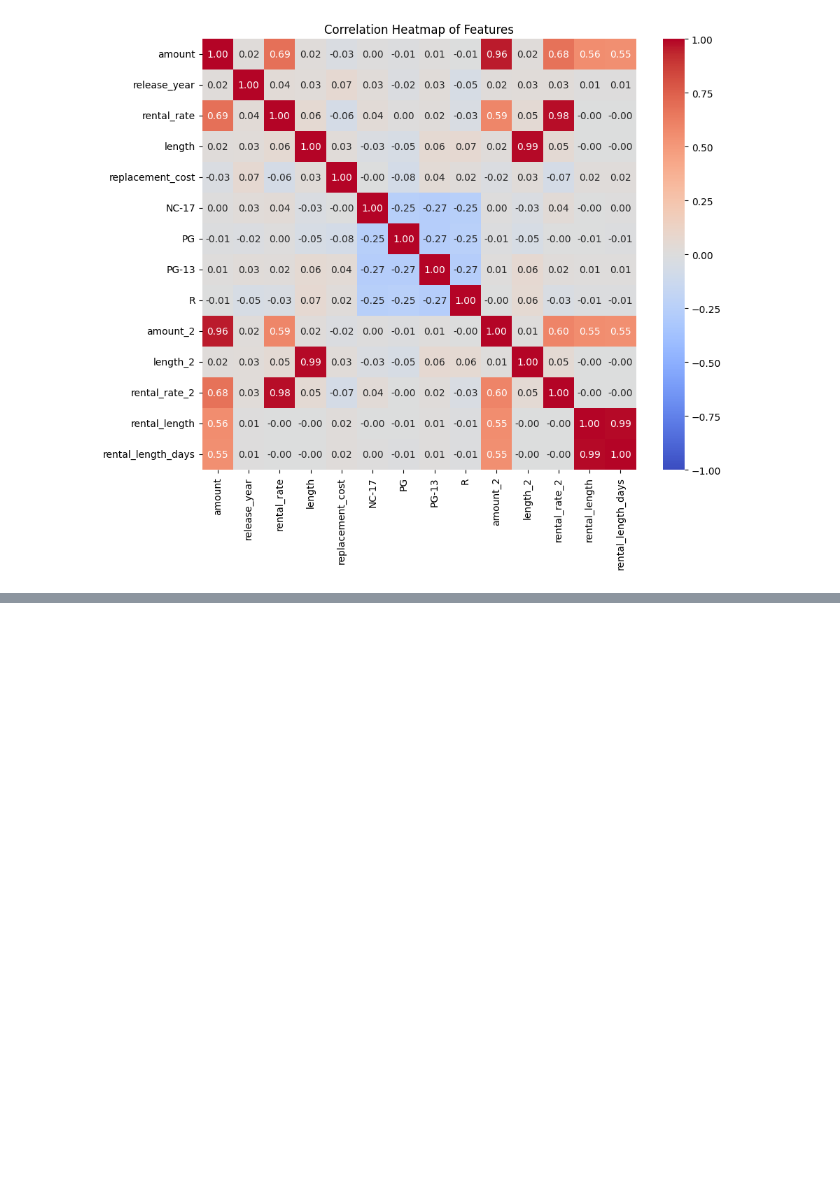
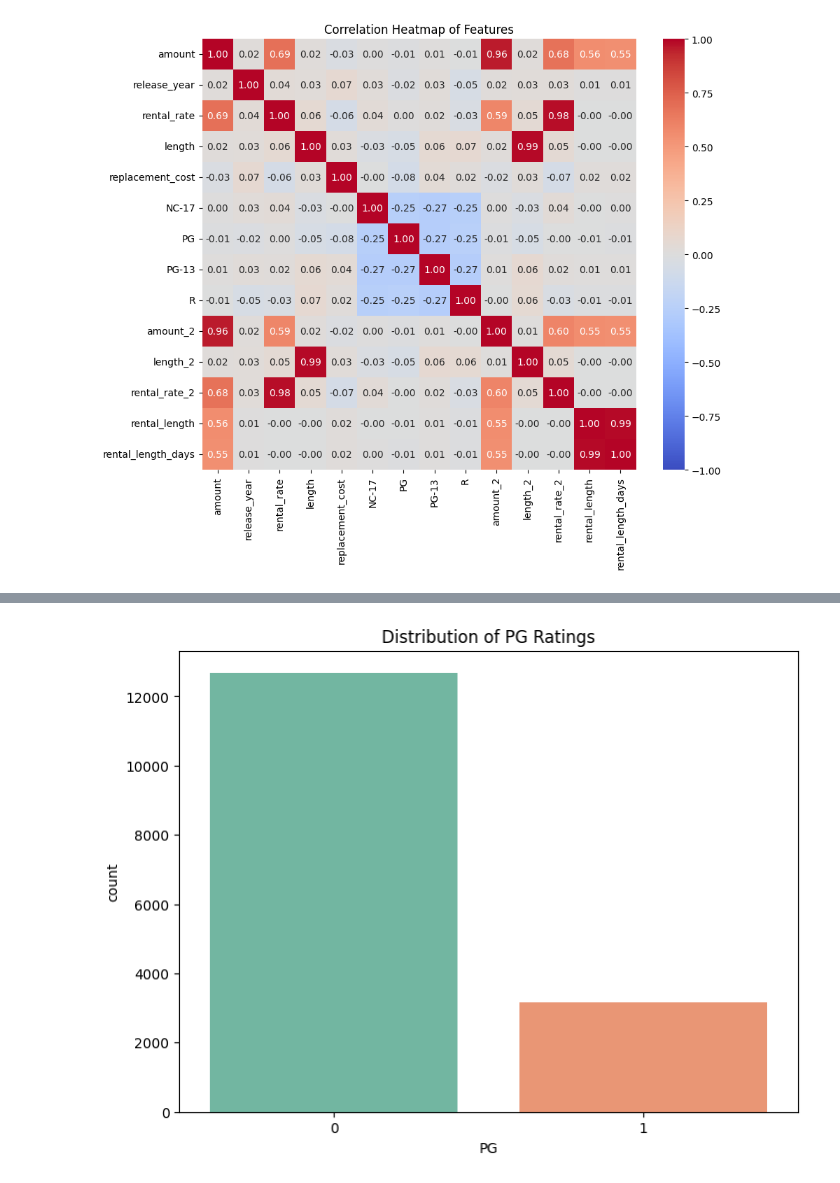
Before and after one commit to EfomahFidelis/Predicting-Movie-Rental-Durations, a Jupyter notebook: Predict_movie_rental_durations.ipynb, the cells around one changed output, grey strips where cells are left out. Drawn from its saved outputs; the diff is of its cells as text; code cells hidden in the pictures; blank space fills up the shorter version.

Commit message:
Implement preprocessing, including dummy variables and feature scaling.

```diff
--- a/Predict_movie_rental_durations.ipynb
+++ b/Predict_movie_rental_durations.ipynb
@@ -207,0 +215,5 @@ The heatmap helps identify these relationships and informs feature selection for
+# %%
+# Create dummy variables for special_features
+
+df_rental["deleted_scenes"] = np.where(df_rental["special_features"].str.contains("Deleted Scenes"), 1, 0)
+df_rental["behind_the_scenes"] = np.where(df_rental["special_features"].str.contains("Behind the Scenes"), 1, 0)
@@ -207,0 +256,9 @@ The heatmap helps identify these relationships and informs feature selection for
+# %%
+# Plot count of dummy variables (e.g., movie ratings)
+
+plt.figure(figsize=(8, 6))
+sns.countplot(x="PG", hue="PG", data=df_rental, palette="Set2", legend=False)
+plt.title("Distribution of PG Ratings")
+plt.show()
+# %% [output]
+[figure, added]
```
Also changed, not shown: parts of 6 cells of this notebook.
